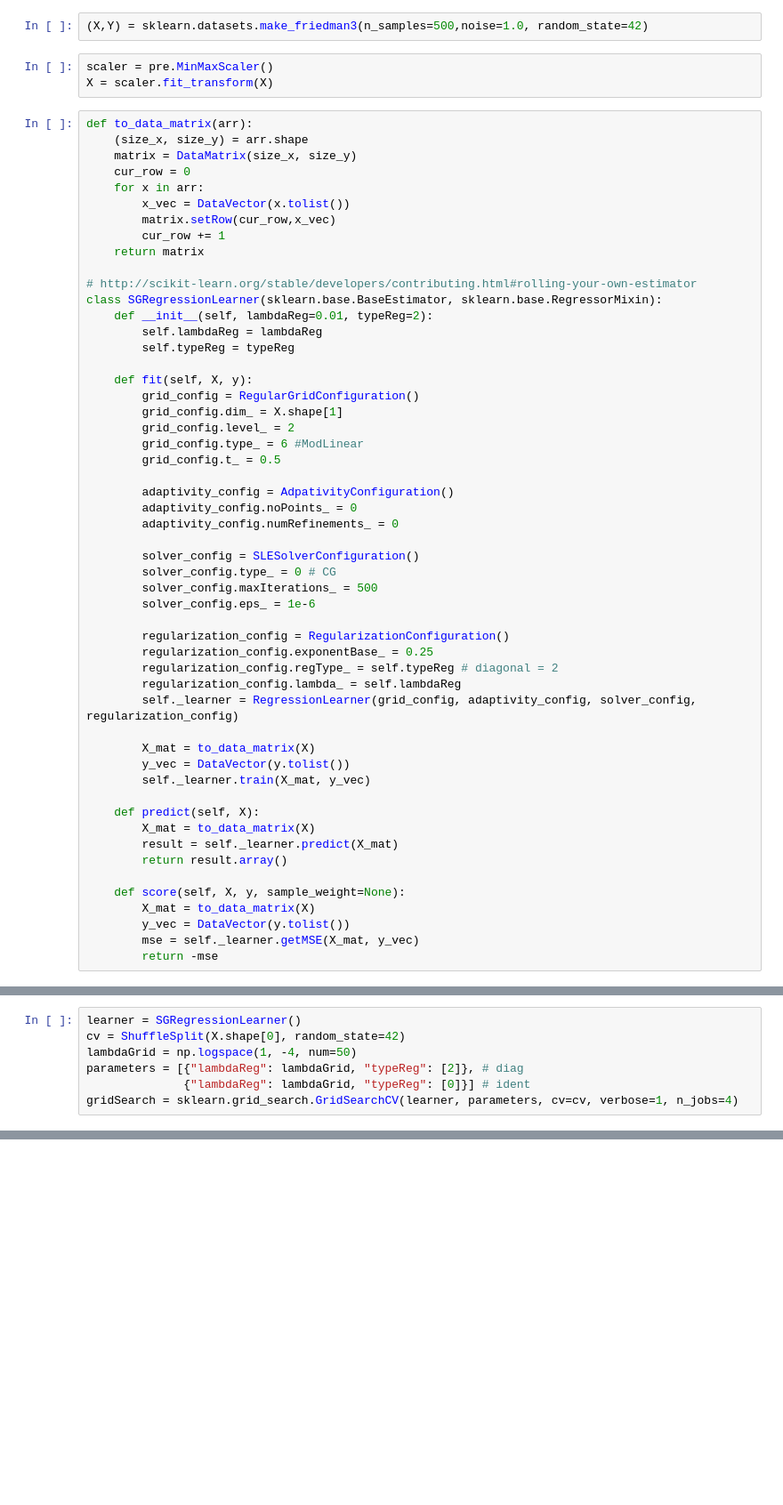
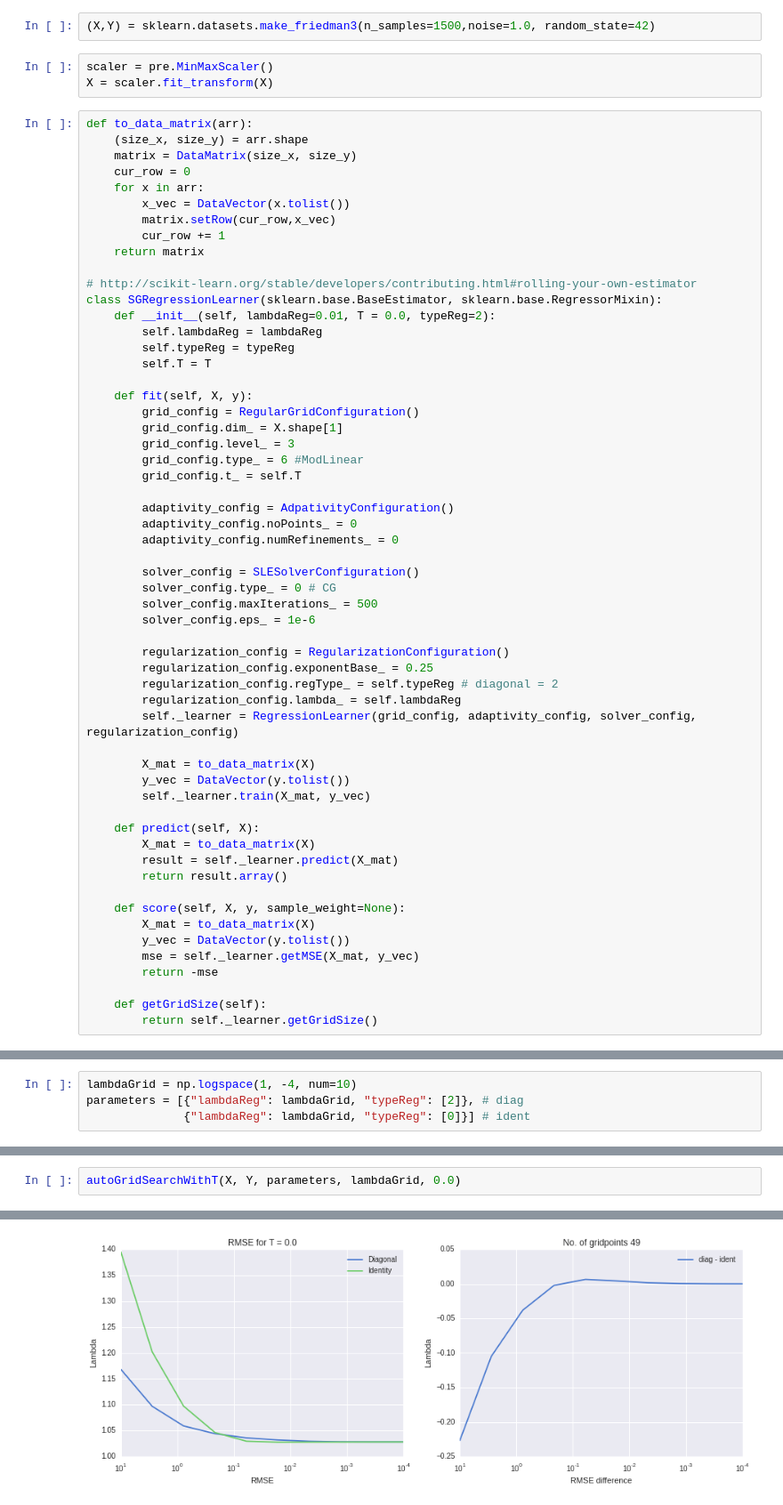
Before and after one commit to krenzland/prior-information, a Jupyter notebook: notebooks/001-Friedman.ipynb, the cells around one changed output, grey strips where cells are left out. Shown at 89% size. Saved outputs shown, nothing was run; the diff lists cells and outputs as text; blank space fills up the shorter version.

```diff
--- a/notebooks/001-Friedman.ipynb
+++ b/notebooks/001-Friedman.ipynb
@@ -16,7 +16,7 @@ from sklearn.cross_validation import ShuffleSplit
 sns.set_style("darkgrid")
 sns.set_palette("muted")
 # %%
-(X,Y) = sklearn.datasets.make_friedman3(n_samples=500,noise=1.0, random_state=42)
+(X,Y) = sklearn.datasets.make_friedman3(n_samples=1500,noise=1.0, random_state=42)
 # %%
 scaler = pre.MinMaxScaler()
 X = scaler.fit_transform(X)
@@ -33,16 +33,17 @@ def to_data_matrix(arr):
 
 # http://scikit-learn.org/stable/developers/contributing.html#rolling-your-own-estimator
 class SGRegressionLearner(sklearn.base.BaseEstimator, sklearn.base.RegressorMixin):
-    def __init__(self, lambdaReg=0.01, typeReg=2):
+    def __init__(self, lambdaReg=0.01, T = 0.0, typeReg=2):
         self.lambdaReg = lambdaReg
         self.typeReg = typeReg
+        self.T = T
 
     def fit(self, X, y):
         grid_config = RegularGridConfiguration()
         grid_config.dim_ = X.shape[1]
-        grid_config.level_ = 2
+        grid_config.level_ = 3
         grid_config.type_ = 6 #ModLinear
-        grid_config.t_ = 0.5
+        grid_config.t_ = self.T
 
         adaptivity_config = AdpativityConfiguration()
         adaptivity_config.noPoints_ = 0
@@ -73,3 +74,6 @@ class SGRegressionLearner(sklearn.base.BaseEstimator, sklearn.base.RegressorMixi
         y_vec = DataVector(y.tolist())
         mse = self._learner.getMSE(X_mat, y_vec)
         return -mse
+
+    def getGridSize(self):
+        return self._learner.getGridSize()
@@ -76,7 +124,4 @@ class SGRegressionLearner(sklearn.base.BaseEstimator, sklearn.base.RegressorMixi
 # %%
-learner = SGRegressionLearner()
-cv = ShuffleSplit(X.shape[0], random_state=42)
-lambdaGrid = np.logspace(1, -4, num=50)
+lambdaGrid = np.logspace(1, -4, num=10)
 parameters = [{"lambdaReg": lambdaGrid, "typeReg": [2]}, # diag
               {"lambdaReg": lambdaGrid, "typeReg": [0]}] # ident
-gridSearch = sklearn.grid_search.GridSearchCV(learner, parameters, cv=cv, verbose=1, n_jobs=4)
@@ -135,0 +128,3 @@ plt.gca().invert_xaxis()
+# %%
+autoGridSearchWithT(X, Y, parameters, lambdaGrid, 0.0)
+# %% [output]
@@ -135,0 +163 @@ plt.gca().invert_xaxis()
+[figure, added]
```
Also changed, not shown: parts of 10 cells of this notebook, 23 other files.
